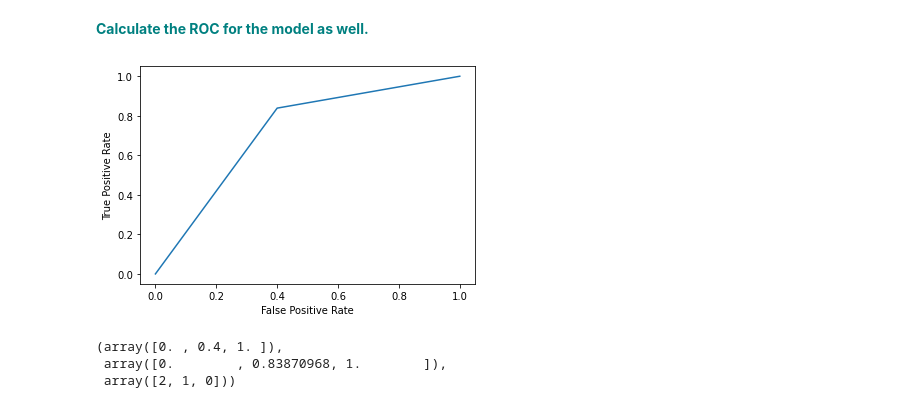
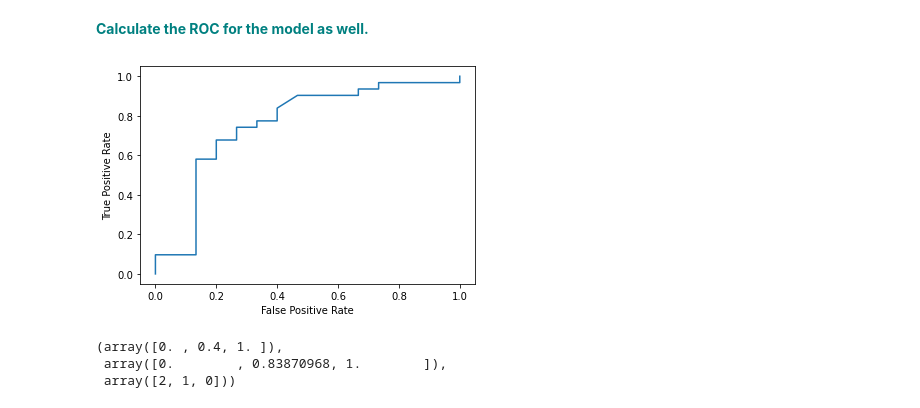
Before and after one commit to topgreg/springboard_files-Gradient-Boosting-Case-Study, a Jupyter notebook: Gradient Boosting Case Study.ipynb, the cells around one changed output. Cells and saved outputs as stored; diff of their text form; code cells hidden in the pictures.

```diff
--- a/Gradient Boosting Case Study.ipynb
+++ b/Gradient Boosting Case Study.ipynb
@@ -296,13 +296,14 @@ weighted avg       0.76      0.76      0.76        46
 # %% [markdown]
 **<font color='teal'>Calculate the ROC for the model as well.</font>**
 # %%
-fpr, tpr, _ = roc_curve(y_test,  y_pred)
+# prev: fpr, tpr, _ = roc_curve(y_test,  y_pred)
+fpr, tpr, _ = roc_curve(y_test,  y_scores_gb)
 plt.plot(fpr,tpr)
 plt.ylabel('True Positive Rate')
 plt.xlabel('False Positive Rate')
 plt.show()
 # %% [output]
-[figure, old version]
+[figure, new version]
 # %%
 roc_curve(y_test, y_pred)
 # %% [output]
```
Also changed, not shown: parts of 1 cell of this notebook.
